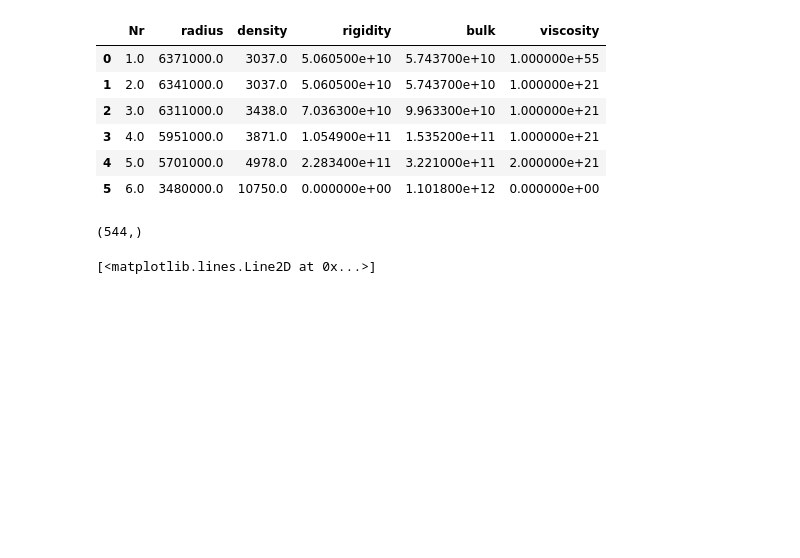
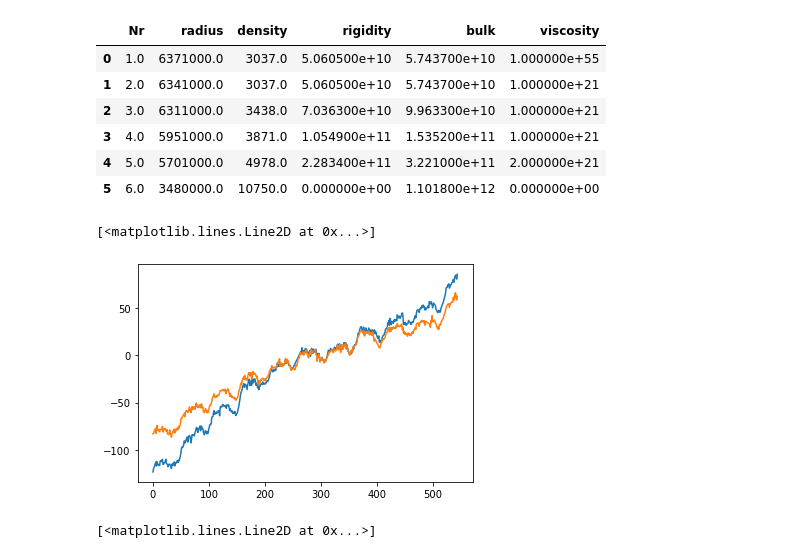
Before and after one commit to eyhl/premis, a Jupyter notebook: notebooks/chapter2.ipynb, the cells around one changed output. Drawn from its saved outputs; the diff is of its cells as text; code cells hidden in the pictures; blank space fills up the shorter version.

```diff
--- a/notebooks/chapter2.ipynb
+++ b/notebooks/chapter2.ipynb
@@ -59,10 +59,12 @@ Consider mio5.varmats_from_mat to split file into single variable files
 | 3 | 4.0 | 5951000.0 | 3871.0 | 1.054900e+11 | 1.535200e+11 | 1.000000e+21 |
 | 4 | 5.0 | 5701000.0 | 4978.0 | 2.283400e+11 | 3.221000e+11 | 2.000000e+21 |
 | 5 | 6.0 | 3480000.0 | 10750.0 | 0.000000e+00 | 1.101800e+12 | 0.000000e+00 |
-# %%
-up_kuaq.shape
-# %% [output]
-(544,)
+# %%
+plt.plot(up_kuaq)
+plt.plot(up_mik2)
+# %% [output]
+[<matplotlib.lines.Line2D at 0x...>]
+[figure, added]
 # %%
 gf_test = -2e-4
 tmp = (height - np.mean(height)) / np.std(height)
```
Also changed, not shown: parts of 3 cells of this notebook, 1 other file.
